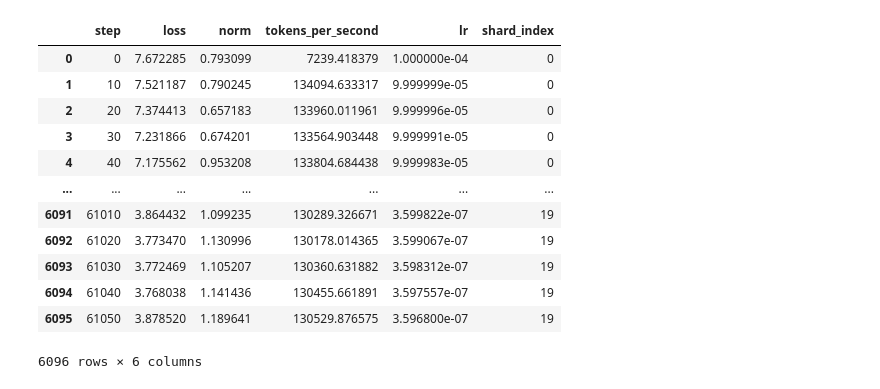
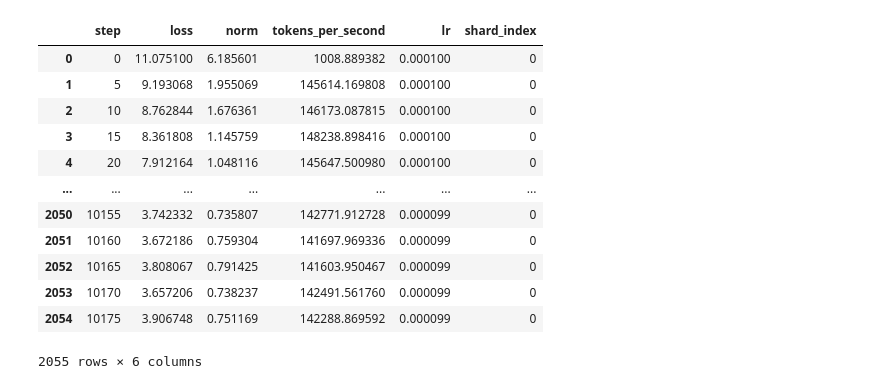
Before and after one commit to feljost/fgpt, a Jupyter notebook: visualize.ipynb, the cells around one changed output. Cells and saved outputs as stored; diff of their text form; code cells hidden in the pictures.

```diff
--- a/visualize.ipynb
+++ b/visualize.ipynb
@@ -7,22 +7,27 @@ import matplotlib.ticker as mticker
 import pandas as pd
 
 # Load the contents
-with open("train_metrics_20250706_1423.jsonl", "r") as f:
+with open("train_metrics_20250830_1615.jsonl", "r") as f:
     train_metrics = [json.loads(line) for line in f]
+
+# Load the contents
+with open("hellaswag_eval_20250830_1615.jsonl", "r") as f:
+    hellaswag = [json.loads(line) for line in f]
 # %%
 df_metrics = pd.DataFrame(train_metrics)
+df_metrics = df_metrics.merge(pd.DataFrame(hellaswag), on="step", how="left")
 df_metrics
 # %% [output]
 |  | step | loss | norm | tokens_per_second | lr | shard_index |
-| 0 | 0 | 7.672285 | 0.793099 | 7239.418379 | 1.000000e-04 | 0 |
-| 1 | 10 | 7.521187 | 0.790245 | 134094.633317 | 9.999999e-05 | 0 |
-| 2 | 20 | 7.374413 | 0.657183 | 133960.011961 | 9.999996e-05 | 0 |
-| 3 | 30 | 7.231866 | 0.674201 | 133564.903448 | 9.999991e-05 | 0 |
-| 4 | 40 | 7.175562 | 0.953208 | 133804.684438 | 9.999983e-05 | 0 |
+| 0 | 0 | 11.075100 | 6.185601 | 1008.889382 | 0.000100 | 0 |
+| 1 | 5 | 9.193068 | 1.955069 | 145614.169808 | 0.000100 | 0 |
+| 2 | 10 | 8.762844 | 1.676361 | 146173.087815 | 0.000100 | 0 |
+| 3 | 15 | 8.361808 | 1.145759 | 148238.898416 | 0.000100 | 0 |
+| 4 | 20 | 7.912164 | 1.048116 | 145647.500980 | 0.000100 | 0 |
 | ... | ... | ... | ... | ... | ... | ... |
-| 6091 | 61010 | 3.864432 | 1.099235 | 130289.326671 | 3.599822e-07 | 19 |
-| 6092 | 61020 | 3.773470 | 1.130996 | 130178.014365 | 3.599067e-07 | 19 |
-| 6093 | 61030 | 3.772469 | 1.105207 | 130360.631882 | 3.598312e-07 | 19 |
-| 6094 | 61040 | 3.768038 | 1.141436 | 130455.661891 | 3.597557e-07 | 19 |
-| 6095 | 61050 | 3.878520 | 1.189641 | 130529.876575 | 3.596800e-07 | 19 |
+| 2050 | 10155 | 3.742332 | 0.735807 | 142771.912728 | 0.000099 | 0 |
+| 2051 | 10160 | 3.672186 | 0.759304 | 141697.969336 | 0.000099 | 0 |
+| 2052 | 10165 | 3.808067 | 0.791425 | 141603.950467 | 0.000099 | 0 |
+| 2053 | 10170 | 3.657206 | 0.738237 | 142491.561760 | 0.000099 | 0 |
+| 2054 | 10175 | 3.906748 | 0.751169 | 142288.869592 | 0.000099 | 0 |
-6096 rows × 6 columns
+2055 rows × 6 columns
```
Also changed, not shown: parts of 2 cells of this notebook, 5 other files.
